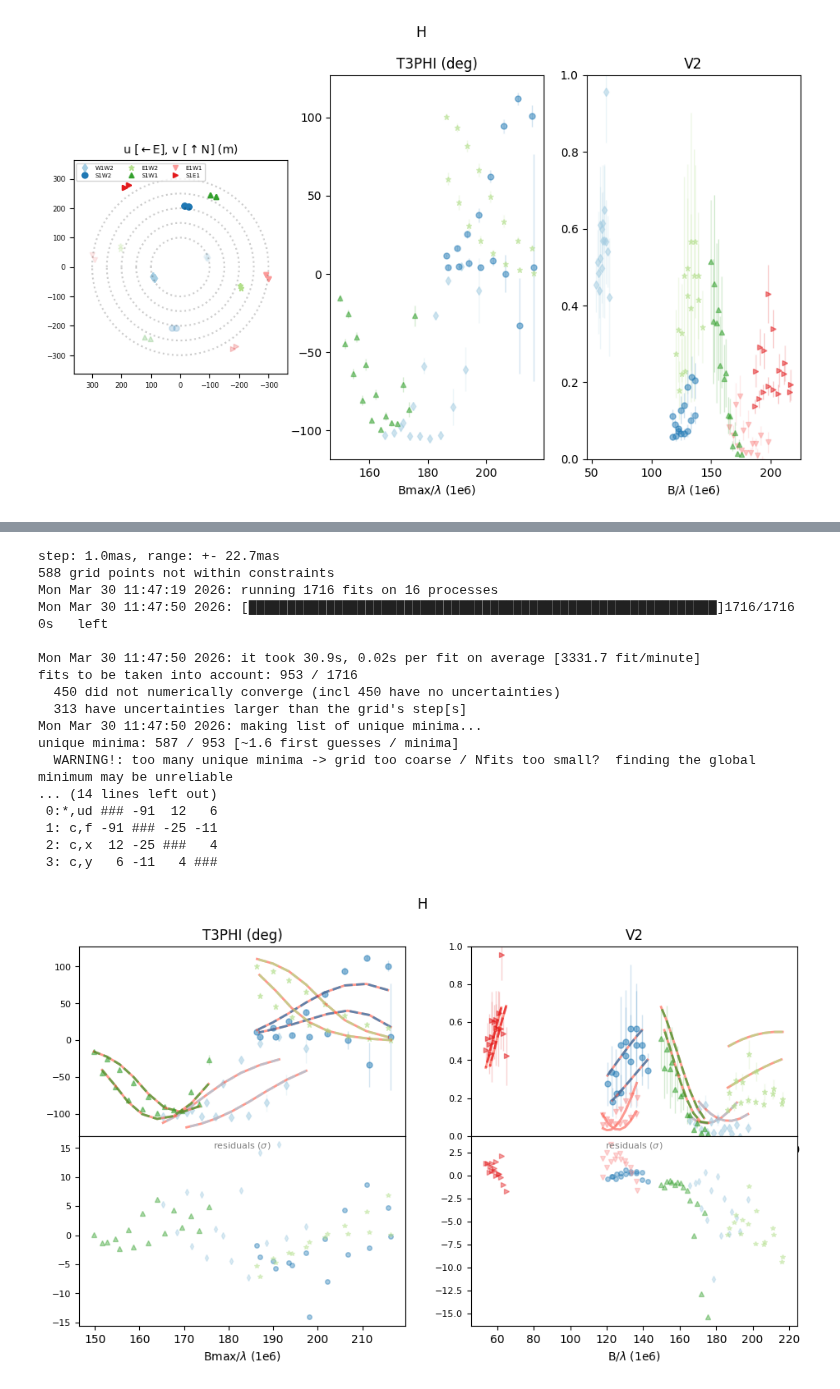
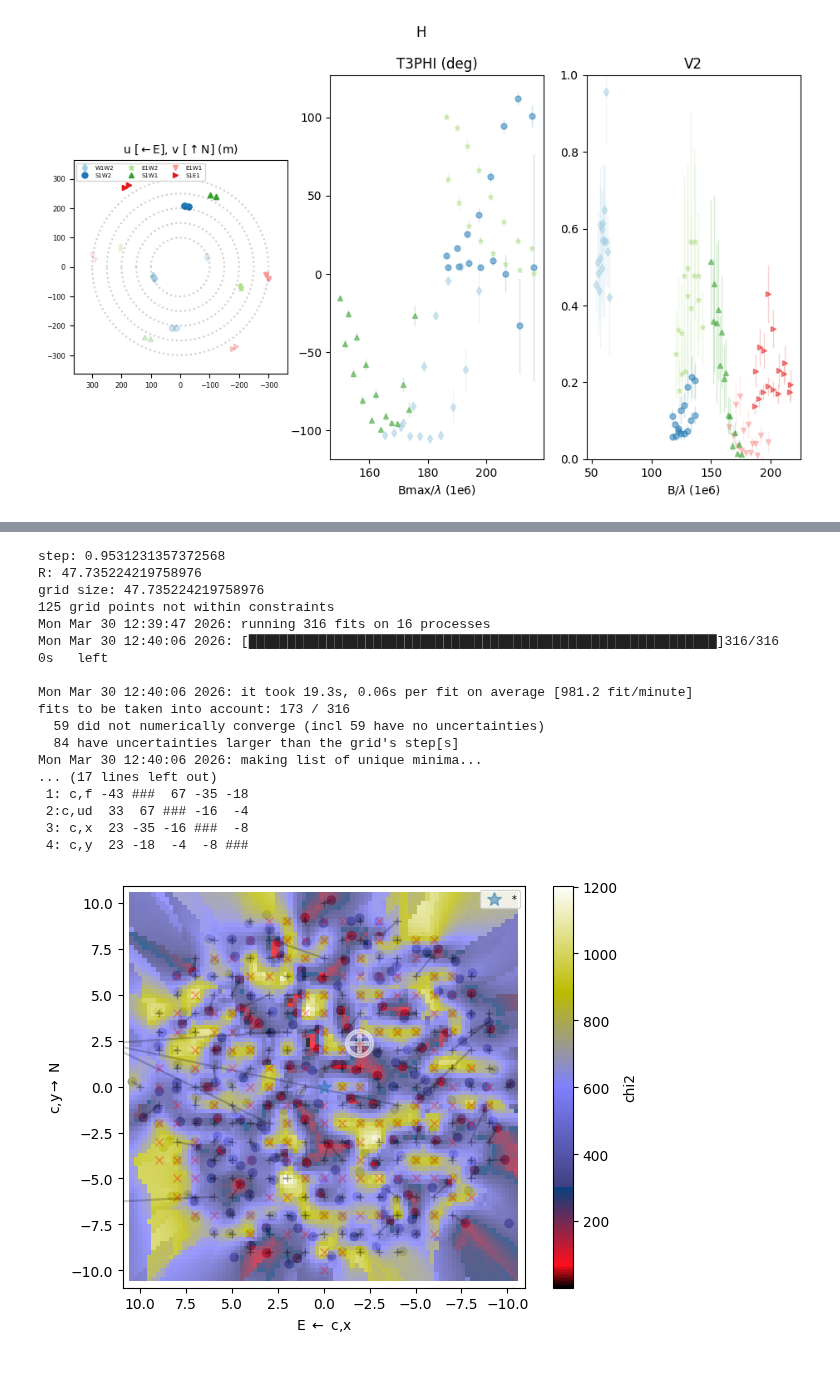
Before and after one commit to oliviergilbertastro/UMich, a Jupyter notebook: ASTRO501/hw3b/HW3b_starter.ipynb, the cells around one changed output, grey strips where cells are left out. Cells and saved outputs as stored; diff of their text form; code cells hidden in the pictures.

```diff
--- a/ASTRO501/hw3b/HW3b_starter.ipynb
+++ b/ASTRO501/hw3b/HW3b_starter.ipynb
@@ -130,52 +130,47 @@ After following the fitting procedures in the example, include your gridsearch r
 # %%
 # -- smallest lambda/B in mas (first data set)
 step = 180 * 3600 * 1000e-6 / np.pi / max([np.max(oi.data[0]['OI_VIS2'][k]['B/wl']) for k in oi.data[0]['OI_VIS2']])
 R = np.mean(oi.data[0]['WL'] / oi.data[0]['dWL'])
-print('step: %.1fmas, range: +- %.1fmas'%(step, R/2*step))
-# manual overwrite of step and limits
+print("step:", step)
+print("R:", R)
+print("grid size:", R)
 lim_outer = 10
-lim_inner = 0.5
+lim_inner = step/2
 
-expl = {'grid':{'c,x':(-R/2*step, R/2*step, step), 'c,y':(-R/2*step, R/2*step, step)}}
+expl = {'grid':{'c,x':(-lim_outer, lim_outer, step), 'c,y':(-lim_outer, lim_outer, step)}}
 
 # -- initial model dict: 'c,x' and 'c,y' do not matter, as they will be explored in the fit
-param = {'*,ud':0.8, '*,f':1, 'c,f':0.01, 'c,x':0, 'c,y':0, 'c,ud':0.0}
+param = {'*,ud':0.2, '*,f':1, 'c,ud':0.05, 'c,f':0., 'c,x':0, 'c,y':0}
 
 oi.setupFit({'obs': ['T3PHI','V2']})
 
-do_not_fit = ['A,f']
-
 # -- actual grid fit
-oi.gridFit(expl, model=param, doNotFit=['*,f', 'c,ud'], prior=[('c,f', '<', 1)],
-           constrain=[('np.sqrt(c,x**2+c,y**2)', '<=', R*step/2),
-                      ('np.sqrt(c,x**2+c,y**2)', '>', step/2) ])
+oi.gridFit(expl, model=param, doNotFit=['*,f'], constrain=[
+    ('np.sqrt((c,x)**2 + (c,y)**2)', '<=', lim_outer),
+    ('np.sqrt((c,x)**2 + (c,y)**2)', '>', lim_inner),
+])
 
 model = oi.bestfit['best'].copy()
-
-oi.show(
-    model='best',
-    spectro=False,
-    showUV=False,
-    perSetup=True,
-    imFov=None,
-    imMax=0.05,
-)
+# -- show the 2D grid of reduced chi2
+oi.showGrid(interpolate=True, tight=True)
+bestUD = oi.bestfit['best']
+oi.showGrid(interpolate=True, tight=True, significance=bestUD)
 # %% [output]
-step: 1.0mas, range: +- 22.7mas
-588 grid points not within constraints
-Mon Mar 30 11:47:19 2026: running 1716 fits on 16 processes
-Mon Mar 30 11:47:50 2026: [████████████████████████████████████████████████████████████]1716/1716   0s   left
+step: 0.9531231357372568
+R: 47.735224219758976
+grid size: 47.735224219758976
+125 grid points not within constraints
+Mon Mar 30 12:39:47 2026: running 316 fits on 16 processes
+Mon Mar 30 12:40:06 2026: [████████████████████████████████████████████████████████████]316/316   0s   left
 
-Mon Mar 30 11:47:50 2026: it took 30.9s, 0.02s per fit on average [3331.7 fit/minute]
-fits to be taken into account: 953 / 1716
-  450 did not numerically converge (incl 450 have no uncertainties)
-  313 have uncertainties larger than the grid's step[s]
-Mon Mar 30 11:47:50 2026: making list of unique minima...
-unique minima: 587 / 953 [~1.6 first guesses / minima]
-  WARNING!: too many unique minima -> grid too coarse / Nfits too small?  finding the global minimum may be unreliable
-... (14 lines left out)
- 0:*,ud ### -91  12   6
- 1: c,f -91 ### -25 -11
- 2: c,x  12 -25 ###   4
- 3: c,y   6 -11   4 ###
+Mon Mar 30 12:40:06 2026: it took 19.3s, 0.06s per fit on average [981.2 fit/minute]
+fits to be taken into account: 173 / 316
+  59 did not numerically converge (incl 59 have no uncertainties)
+  84 have uncertainties larger than the grid's step[s]
+Mon Mar 30 12:40:06 2026: making list of unique minima...
+... (17 lines left out)
+ 1: c,f -43 ###  67 -35 -18
+ 2:c,ud  33  67 ### -16  -4
+ 3: c,x  23 -35 -16 ###  -8
+ 4: c,y  23 -18  -4  -8 ###
-[figure, old version]
+[figure, new version]
```
Also changed, not shown: parts of 4 cells of this notebook.
